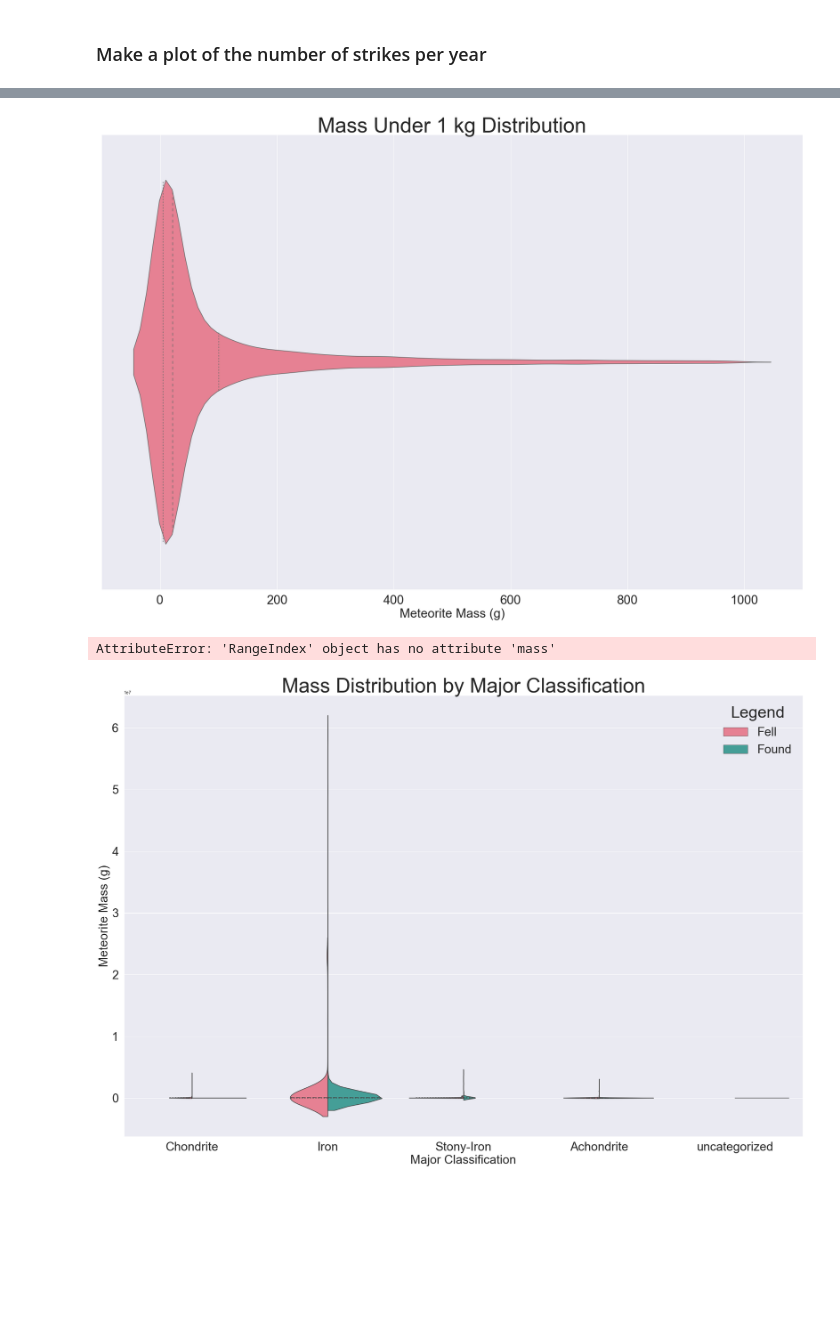
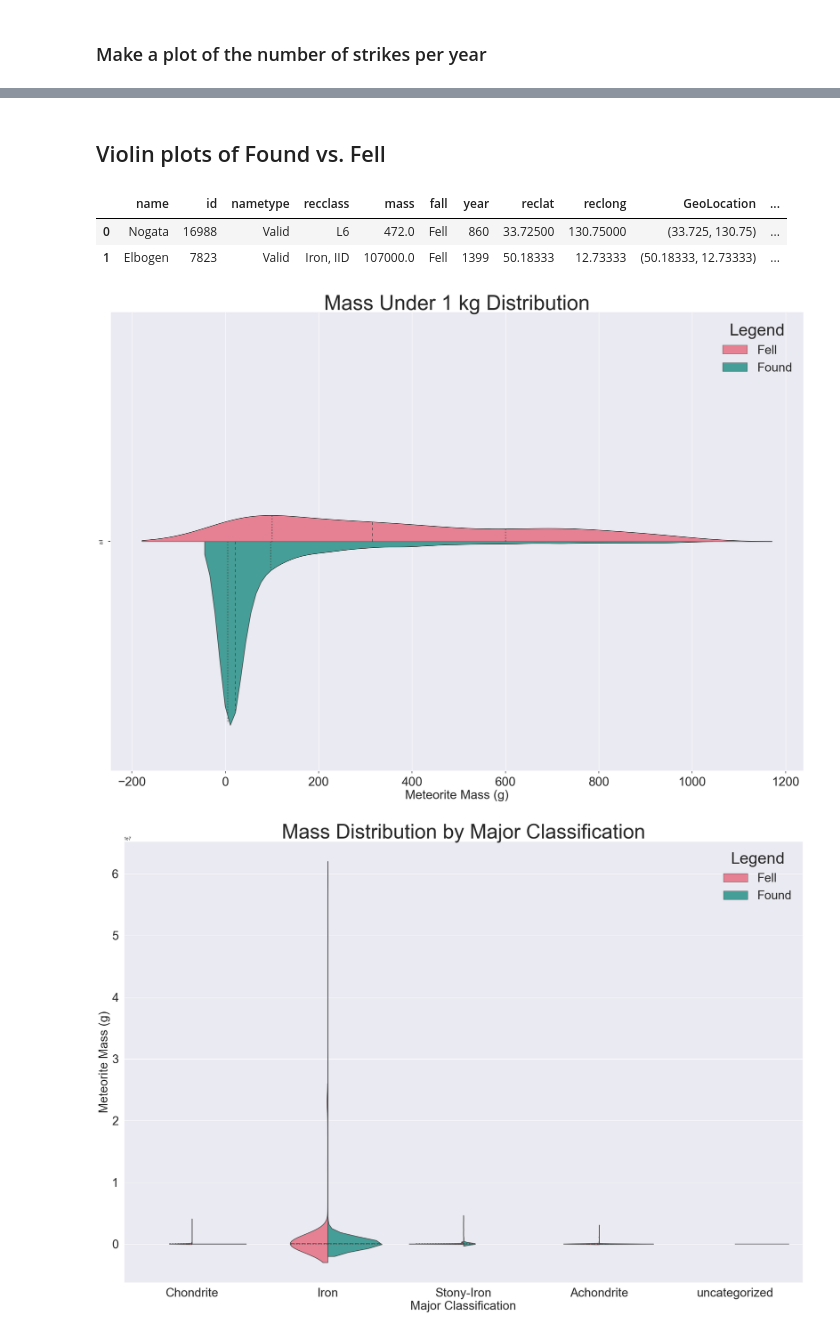
Before and after one commit to QED0711/nasa-meteorite-analysis, a Jupyter notebook: plots.ipynb, the cells around one changed output, grey strips where cells are left out. Drawn from its saved outputs; the diff is of its cells as text; code cells hidden in the pictures; blank space fills up the shorter version.

```diff
--- a/plots.ipynb
+++ b/plots.ipynb
@@ -75,26 +78,30 @@ plt.savefig('yearly_strikes.png')
 plt.show()
 # %% [output]
 [figure]
+# %% [markdown]
+## Violin plots of Found vs. Fell
+# %%
+geo_dist_df['all']=""
+geo_dist_df.head(2)
+# %% [output]
+|  | name | id | nametype | recclass | mass | fall | year | reclat | reclong | GeoLocation | ... |
+| 0 | Nogata | 16988 | Valid | L6 | 472.0 | Fell | 860 | 33.72500 | 130.75000 | (33.725, 130.75) | ... |
+| 1 | Elbogen | 7823 | Valid | Iron, IID | 107000.0 | Fell | 1399 | 50.18333 | 12.73333 | (50.18333, 12.73333) | ... |
 # %%
 # Create a violin plot of the data
 fig, ax = plt.subplots(1, figsize=(30,20))
-sns.violinplot("mass", hue="fall", data = geo_dist_df[geo_dist_df.mass < 1000], split=True, inner="quartile", palette='husl')
+sns.violinplot(x='mass', y="all", hue="fall", data = geo_dist_df[geo_dist_df.mass < 1000], split=True, inner="quartile", palette='husl')
 ax.tick_params(axis='both', which='major', labelsize=30)
 
 plt.xlabel('Meteorite Mass (g)', fontsize=30)
 #plt.ylabel('Number of Strikes', fontsize=30)
 plt.title('Mass Under 1 kg Distribution', fontsize = 50)
+ax.legend(title = 'Legend', title_fontsize=40, fontsize = 30)
 
 plt.savefig('violin_plot_1kg.png')
 plt.show()
 # %% [output]
-[figure, old version]
+[figure, new version]
-# %%
-# plot the entire entire mass distribution to visualize outliers
-sns.lineplot(geo_dist_df.index.mass, geo_dist_df.mass)
-#ax.set_xticklabels(ax.get_xticklabels(), rotation=40, ha="right")
-# %% [output]
-AttributeError: 'RangeIndex' object has no attribute 'mass'
 # %%
 # Violin plots by major classification
 fig, ax = plt.subplots(1, figsize=(30,20))
```
Also changed, not shown: parts of 5 cells of this notebook, 3 other files.
